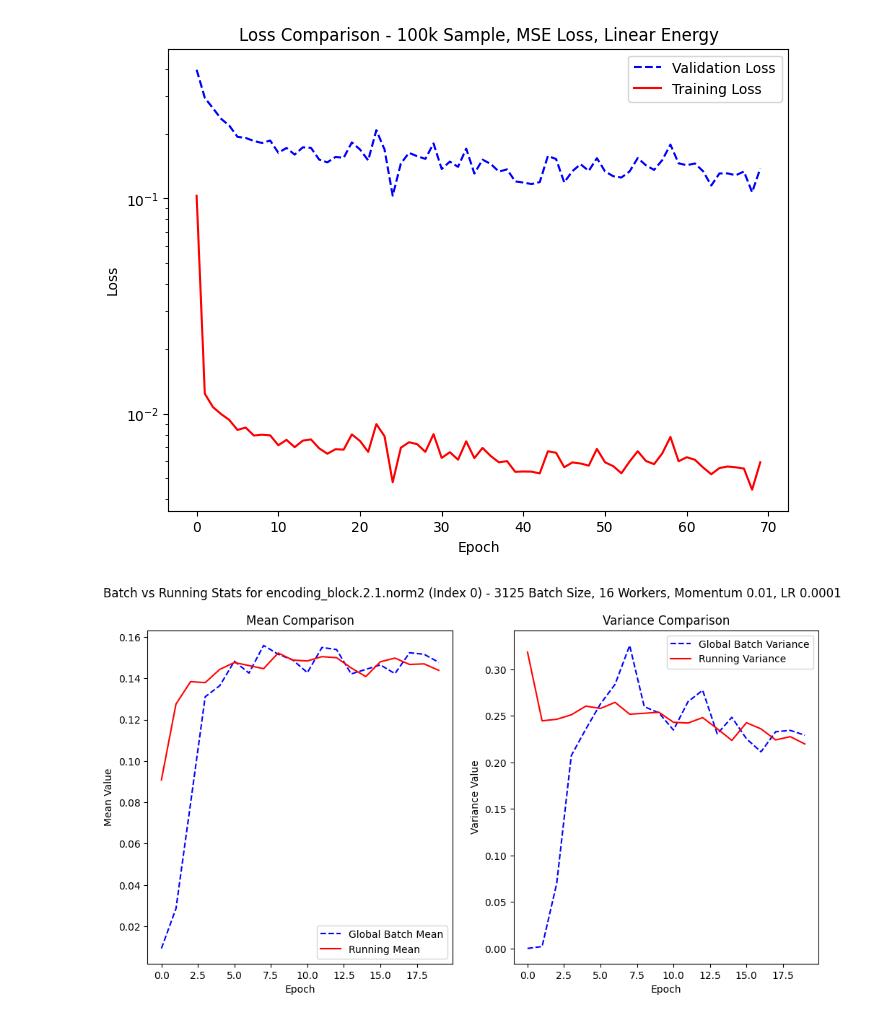
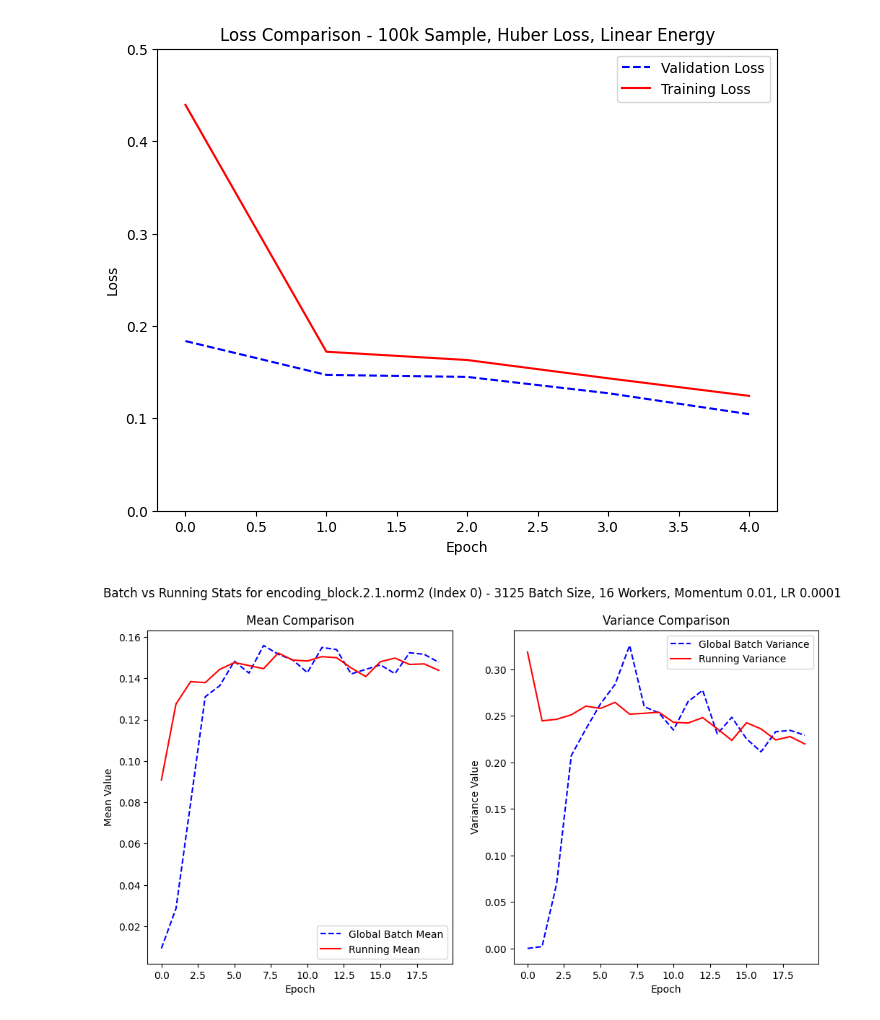
Before and after one commit to edhinkle/sheep-model, a Jupyter notebook: models/cnn/train_sheep_cnn_nersc/check_batch_norm_stats.ipynb, the cells around one changed output. Saved outputs shown, nothing was run; the diff lists cells and outputs as text; code cells hidden in the pictures.

Commit message:
Adding ability to choose L1 or Huber loss vs. MSE Loss for SHEEP CNN.

```diff
--- a/models/cnn/train_sheep_cnn_nersc/check_batch_norm_stats.ipynb
+++ b/models/cnn/train_sheep_cnn_nersc/check_batch_norm_stats.ipynb
@@ -49,37 +49,45 @@ train_log = '/global/cfs/cdirs/dune/users/ehinkle/nd_prototypes_ana/sheep-model/
 
 # 100k Sample, Momentum 0.01, LR 0.0001, Batch Size 3200, MSE Loss
-batch_stats_log = '/global/cfs/cdirs/dune/users/ehinkle/nd_prototypes_ana/sheep-model/models/cnn/train_sheep_cnn_nersc/outputs/default/ddp-shifter-MSELOSS-LinearEnergyScale-100kSamples/logs/ddp-shifter-MSELOSS-LinearEnergyScale-100kSamples_default_batch_stats_log.csv'
-train_log = '/global/cfs/cdirs/dune/users/ehinkle/nd_prototypes_ana/sheep-model/models/cnn/train_sheep_cnn_nersc/outputs/default/ddp-shifter-MSELOSS-LinearEnergyScale-100kSamples/logs/ddp-shifter-MSELOSS-LinearEnergyScale-100kSamples_default_train_log.csv'
+batch_stats_log = '/global/cfs/cdirs/dune/users/ehinkle/nd_prototypes_ana/sheep-model/models/cnn/train_sheep_cnn_nersc/outputs/default/ddp-shifter-MSELOSS-LinearEnergyScale-100kSamples-BUGFIX/logs/ddp-shifter-MSELOSS-LinearEnergyScale-100kSamples-BUGFIX_default_batch_stats_log.csv'
+train_log = '/global/cfs/cdirs/dune/users/ehinkle/nd_prototypes_ana/sheep-model/models/cnn/train_sheep_cnn_nersc/outputs/default/ddp-shifter-MSELOSS-LinearEnergyScale-100kSamples-BUGFIX/logs/ddp-shifter-MSELOSS-LinearEnergyScale-100kSamples-BUGFIX_default_train_log.csv'
+
+# 100k Sample, Momentum 0.01, LR 0.0001, Batch Size 3200, L1 Loss
+batch_stats_log = '/global/cfs/cdirs/dune/users/ehinkle/nd_prototypes_ana/sheep-model/models/cnn/train_sheep_cnn_nersc/outputs/default/ddp-shifter-L1LOSS-LinearEnergyScale-100kSamples/logs/ddp-shifter-L1LOSS-LinearEnergyScale-100kSamples_default_batch_stats_log.csv'
+train_log = '/global/cfs/cdirs/dune/users/ehinkle/nd_prototypes_ana/sheep-model/models/cnn/train_sheep_cnn_nersc/outputs/default/ddp-shifter-L1LOSS-LinearEnergyScale-100kSamples/logs/ddp-shifter-L1LOSS-LinearEnergyScale-100kSamples_default_train_log.csv'
+
+# 100k Sample, Momentum 0.01, LR 0.0001, Batch Size 3200, Huber Loss
+batch_stats_log = '/global/cfs/cdirs/dune/users/ehinkle/nd_prototypes_ana/sheep-model/models/cnn/train_sheep_cnn_nersc/outputs/default/ddp-shifter-HUBERLOSS-LinearEnergyScale-100kSamples/logs/ddp-shifter-HUBERLOSS-LinearEnergyScale-100kSamples_default_batch_stats_log.csv'
+train_log = '/global/cfs/cdirs/dune/users/ehinkle/nd_prototypes_ana/sheep-model/models/cnn/train_sheep_cnn_nersc/outputs/default/ddp-shifter-HUBERLOSS-LinearEnergyScale-100kSamples/logs/ddp-shifter-HUBERLOSS-LinearEnergyScale-100kSamples_default_train_log.csv'
 # %%
 import csv
 
 
 def plot_train_val_loss(log_file, title):
 
     epochs = []
     val_loss = []
     train_loss = []
     with open(log_file, 'r') as f:
         reader = csv.DictReader(f)
         for row in reader:
             epochs.append(int(row['epoch']))
             val_loss.append(float(row['val_loss']))
             train_loss.append(float(row['train_loss']))
 
     fig, ax = plt.subplots(figsize=(8,6))
     ax.plot(epochs, val_loss, label='Validation Loss', color='blue', linestyle='--')
     ax.plot(epochs, train_loss, label='Training Loss', color='red', linestyle='-')
     ax.set_xlabel('Epoch')
     ax.set_ylabel('Loss')
     ax.set_title('Loss Comparison - ' + title)
     ax.legend()
-    #ax.set_ylim(0, 0.02)
-    ax.set_yscale('log')
+    ax.set_ylim(0, 0.5)
+    #ax.set_yscale('log')
     plt.show()
 
-plot_train_val_loss(train_log, title='100k Sample, MSE Loss, Linear Energy')
+plot_train_val_loss(train_log, title='100k Sample, Huber Loss, Linear Energy')
 # %% [output]
-[figure, old version]
+[figure, new version]
 # %%
 import ast
 def plot_batch_vs_running_stats(batch_stats_log, layer_name, sample, index=1):
```
Also changed, not shown: 3 other files.
